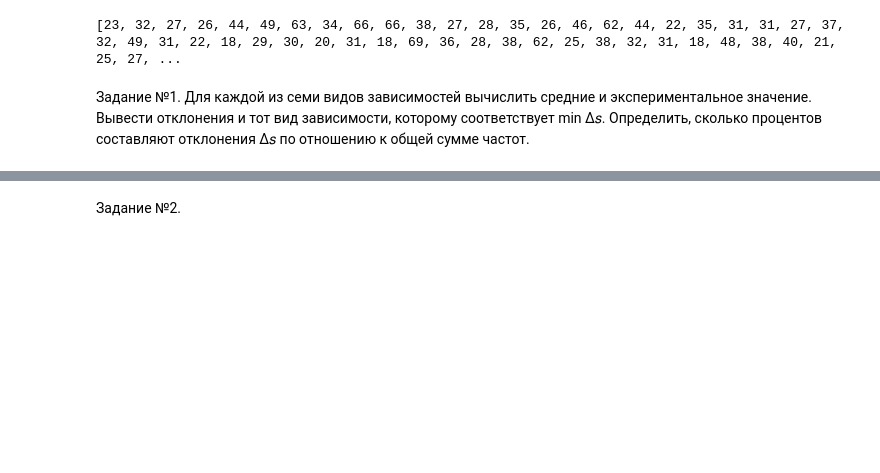
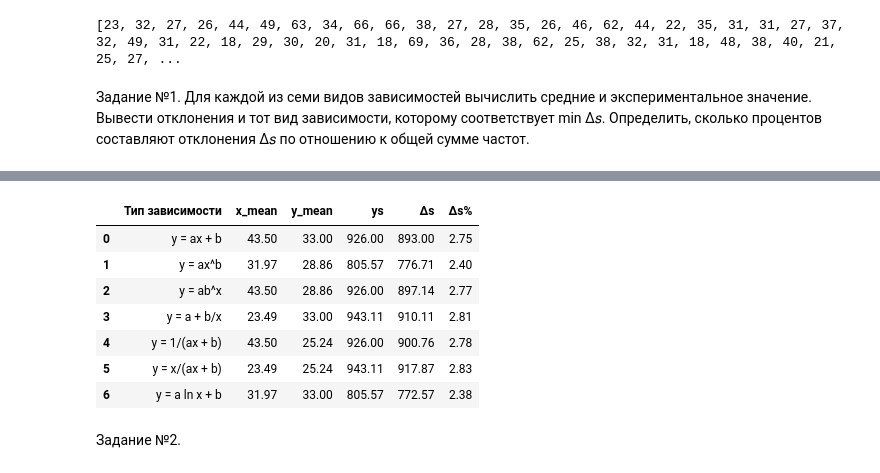
Before and after one commit to Raipus/MSAD, a Jupyter notebook: lab5.ipynb, the cells around one changed output, grey strips where cells are left out. Saved outputs shown, nothing was run; the diff lists cells and outputs as text; code cells hidden in the pictures; blank space fills up the shorter version.

```diff
--- a/lab5.ipynb
+++ b/lab5.ipynb
@@ -18,24 +19,78 @@ print(ages)
 ages_frequency = dict(sorted(Counter(ages).items())) # возраст -> количество преступлений
 x = list(ages_frequency.keys()) # уникальные возраста (X)
 y = list(ages_frequency.values()) # Количество преступлений (Y)
+types = ["y = ax + b", "y = ax^b", "y = ab^x", "y = a + b/x", "y = 1/(ax + b)", "y = x/(ax + b)", "y = a ln x + b"]
 
 # Считаем X средние
 x_mean = [0] * 7
-a = x[0] + x[-1] / 2
-x_mean[0], x_mean[2], x_mean[4] = a, a, a
+a = (x[0] + x[-1]) / 2
+x_mean[0], x_mean[2], x_mean[4] = round(a,2), round(a,2), round(a,2)
 b = (x[0] * x[-1]) ** 0.5
-x_mean[1], x_mean[6] = b, b
+x_mean[1], x_mean[6] = round(b,2), round(b,2)
 c = (2 * x[0] * x[-1])/(x[0] + x[-1])
-x_mean[3], x_mean[5] = c, c
-print(f'X средние: {x_mean}')
+x_mean[3], x_mean[5] = round(c,2), round(c,2)
+# print(f'X средние: {x_mean}')
 
 # Считаем Y средние
 y_mean = [0] * 7
-a = y[0] + y[-1] / 2
-y_mean[0], y_mean[2], y_mean[4] = a, a, a
+a = (y[0] + y[-1]) / 2
+y_mean[0], y_mean[3], y_mean[6] = round(a,2), round(a,2), round(a,2)
 b = (y[0] * y[-1]) ** 0.5
-y_mean[1], y_mean[6] = b, b
-c = (2 * y[0] * y[-1])/(x[0] + x[-1])
-y_mean[3], y_mean[5] = c, c
-print(f'Y средние: {y_mean}')
+y_mean[1], y_mean[2] = round(b,2), round(b,2)
+c = (2 * y[0] * y[-1])/(y[0] + y[-1])
+y_mean[4], y_mean[5] = round(c,2), round(c,2)
+# print(f'Y средние: {y_mean}')
+
+# Находим экспериментальное значение ys
+for i in range(len(x)-1):
+    if x[i] <= x_mean[0] <= x[i+1]:
+        a1 = i
+        a2 = i+1
+    if x[i] <= x_mean[1] <= x[i+1]:
+        b1 = i
+        b2 = i+1
+    if x[i] <= x_mean[3] <= x[i+1]:
+        c1 = i
+        c2 = i+1
+ys = [0] * 7
+a = y[a1] + (y[a2] - y[a1])/(x[a2] - x[a1])*(x_mean[0] - x[a1])
+ys[0], ys[2], ys[4] = round(a,2), round(a,2), round(a,2)
+b = y[b1] + (y[b2] - y[b1])/(x[b2] - x[b1])*(x_mean[1] - x[b1])
+ys[1], ys[6] = round(b,2), round(b,2)
+c = y[c1] + (y[c2] - y[c1])/(x[c2] - x[c1])*(x_mean[3] - x[c1])
+ys[3], ys[5] = round(c,2), round(c,2)
+# print(f'Ys: {ys}')
+
+# Считаем разницу ys и y_mean
+delta_s = []
+for i in range(len(y_mean)):
+    delta_s.append(abs(y_mean[i] - ys[i]))
+# print(f'Δ𝑠: {delta_s}')
+
+# Считаем процент отношения Δ𝑠 к сумме частот
+sum_y = sum(y)
+delta_s_percent = []
+for i in range(len(delta_s)):
+    delta_s_percent.append(round(delta_s[i] / sum_y * 100, 2))
+# print(f'Δ𝑠%: {delta_s_percent}')
+
+# Определяем вид зависимости, которому соответствует min Δ𝑠
+min_delta_s = min(delta_s)
+print(f'Минимальное Δ𝑠: {min_delta_s}')
+dep_num = delta_s.index(min_delta_s)
+print(f'Вид зависимости min Δ𝑠: {types[dep_num]}')
+
+# Вывод
+results = []
+for i in range(len(x_mean)):
+    results.append({
+        "Тип зависимости": types[i],
+        "x_mean": x_mean[i],
+        "y_mean": y_mean[i],
+        "ys": ys[i],
+        "Δs": delta_s[i],
+        "Δs%": delta_s_percent[i]
+    })
+df = pd.DataFrame(results)
+df
 # %% [output]
@@ -44,2 +99,10 @@ Y средние: [57.5, 28.861739379323623, 57.5, 19.149425287356323, 57.5, 19.
+|  | Тип зависимости | x_mean | y_mean | ys | Δs | Δs% |
+| 0 | y = ax + b | 43.50 | 33.00 | 926.00 | 893.00 | 2.75 |
+| 1 | y = ax^b | 31.97 | 28.86 | 805.57 | 776.71 | 2.40 |
+| 2 | y = ab^x | 43.50 | 28.86 | 926.00 | 897.14 | 2.77 |
+| 3 | y = a + b/x | 23.49 | 33.00 | 943.11 | 910.11 | 2.81 |
+| 4 | y = 1/(ax + b) | 43.50 | 25.24 | 926.00 | 900.76 | 2.78 |
+| 5 | y = x/(ax + b) | 23.49 | 25.24 | 943.11 | 917.87 | 2.83 |
+| 6 | y = a ln x + b | 31.97 | 33.00 | 805.57 | 772.57 | 2.38 |
 # %% [markdown]
 Задание №2.
```
Also changed, not shown: parts of 3 cells of this notebook.
